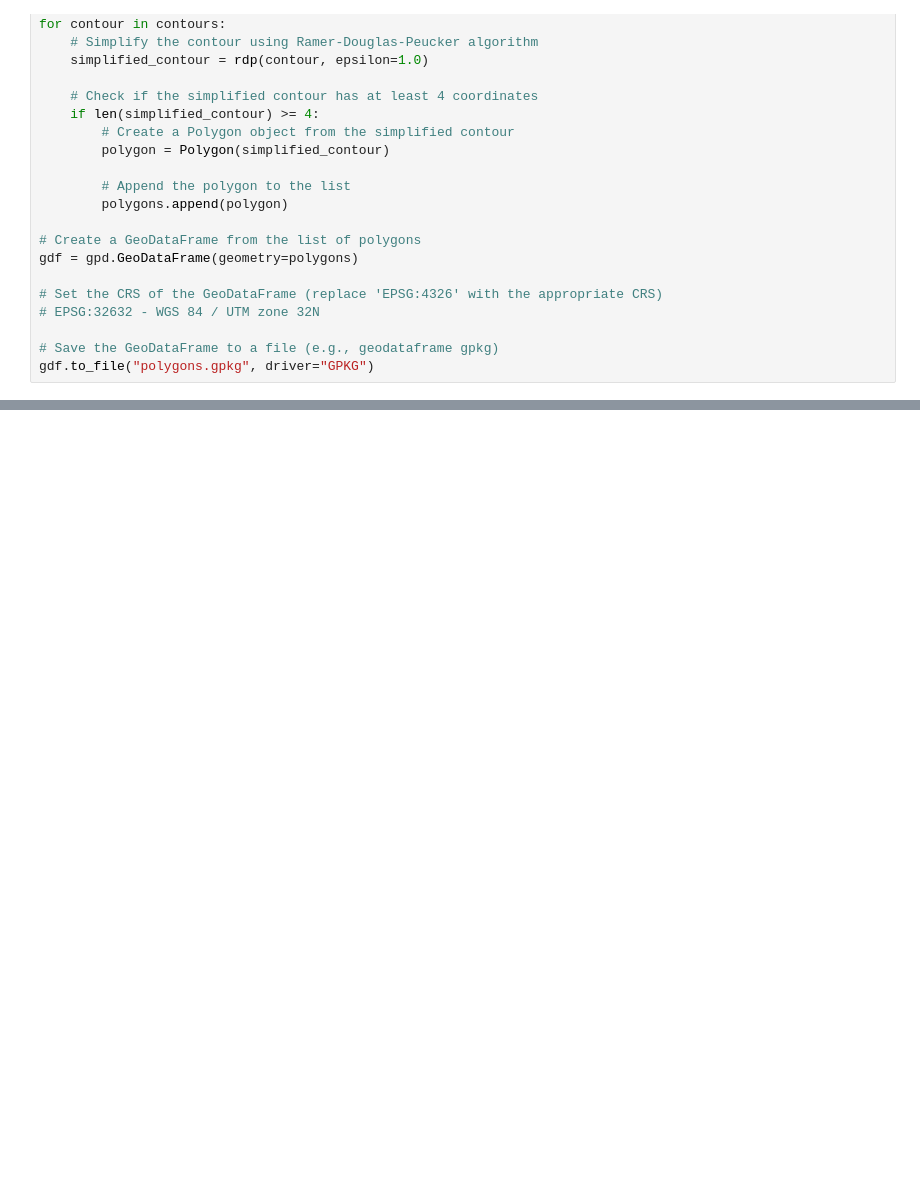
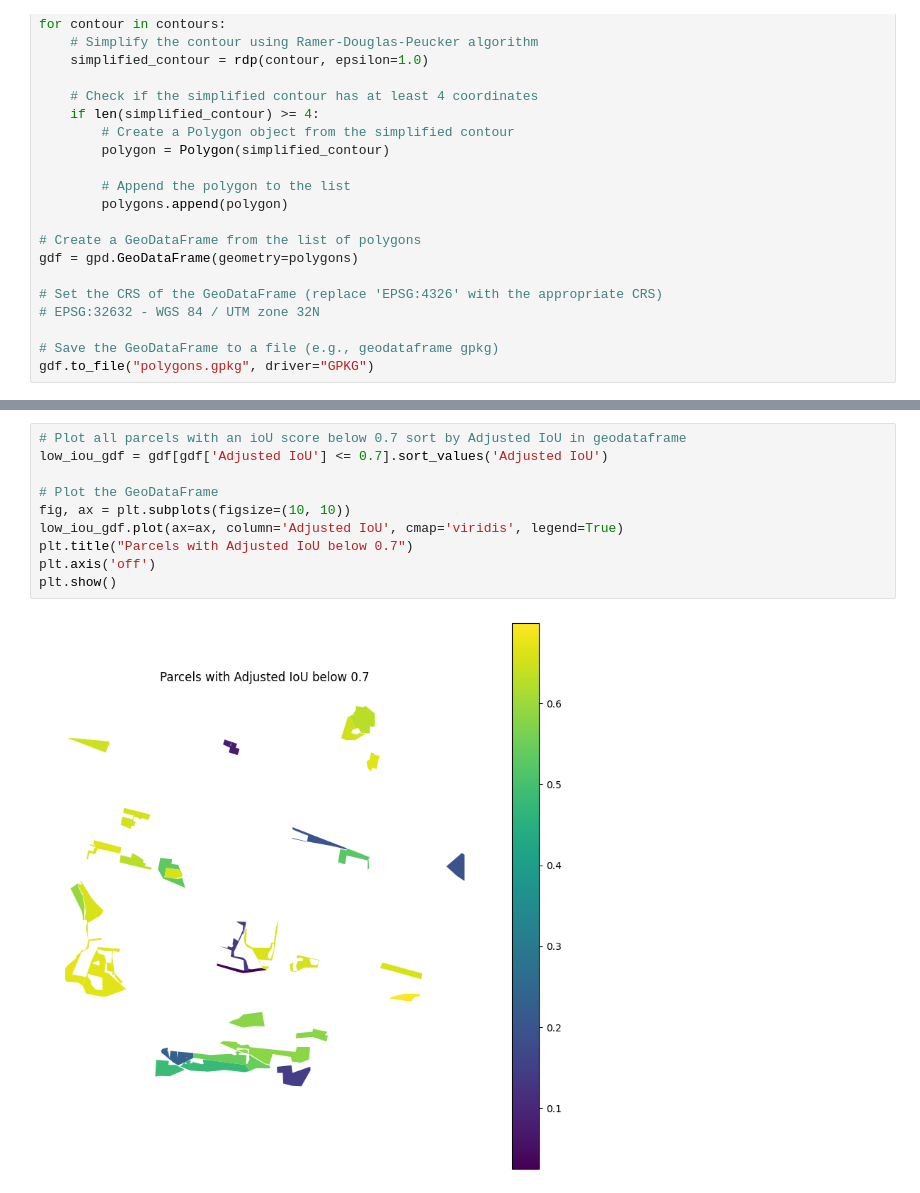
Before and after one commit to dennisshushackost/Satelite, a Jupyter notebook: train2.ipynb, the cells around one changed output, grey strips where cells are left out. Saved outputs shown, nothing was run; the diff lists cells and outputs as text; blank space fills up the shorter version.

```diff
--- a/train2.ipynb
+++ b/train2.ipynb
@@ -340,0 +810,12 @@ gdf.to_file("polygons.gpkg", driver="GPKG")
+# %%
+# Plot all parcels with an ioU score below 0.7 sort by Adjusted IoU in geodataframe
+low_iou_gdf = gdf[gdf['Adjusted IoU'] <= 0.7].sort_values('Adjusted IoU')
+
+# Plot the GeoDataFrame
+fig, ax = plt.subplots(figsize=(10, 10))
+low_iou_gdf.plot(ax=ax, column='Adjusted IoU', cmap='viridis', legend=True)
+plt.title("Parcels with Adjusted IoU below 0.7")
+plt.axis('off')
+plt.show()
+# %% [output]
+[figure, added]
```
Also changed, not shown: parts of 9 cells of this notebook, 12 other files.
